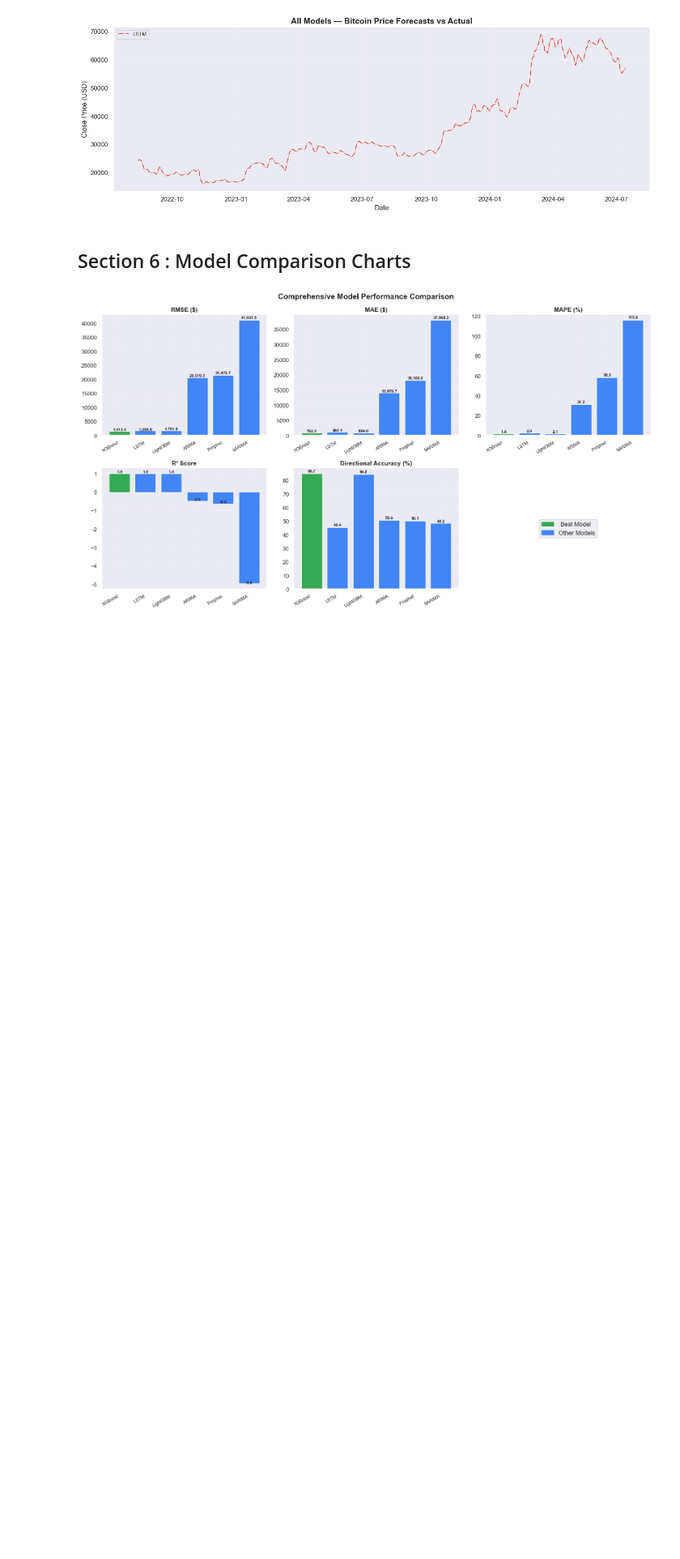
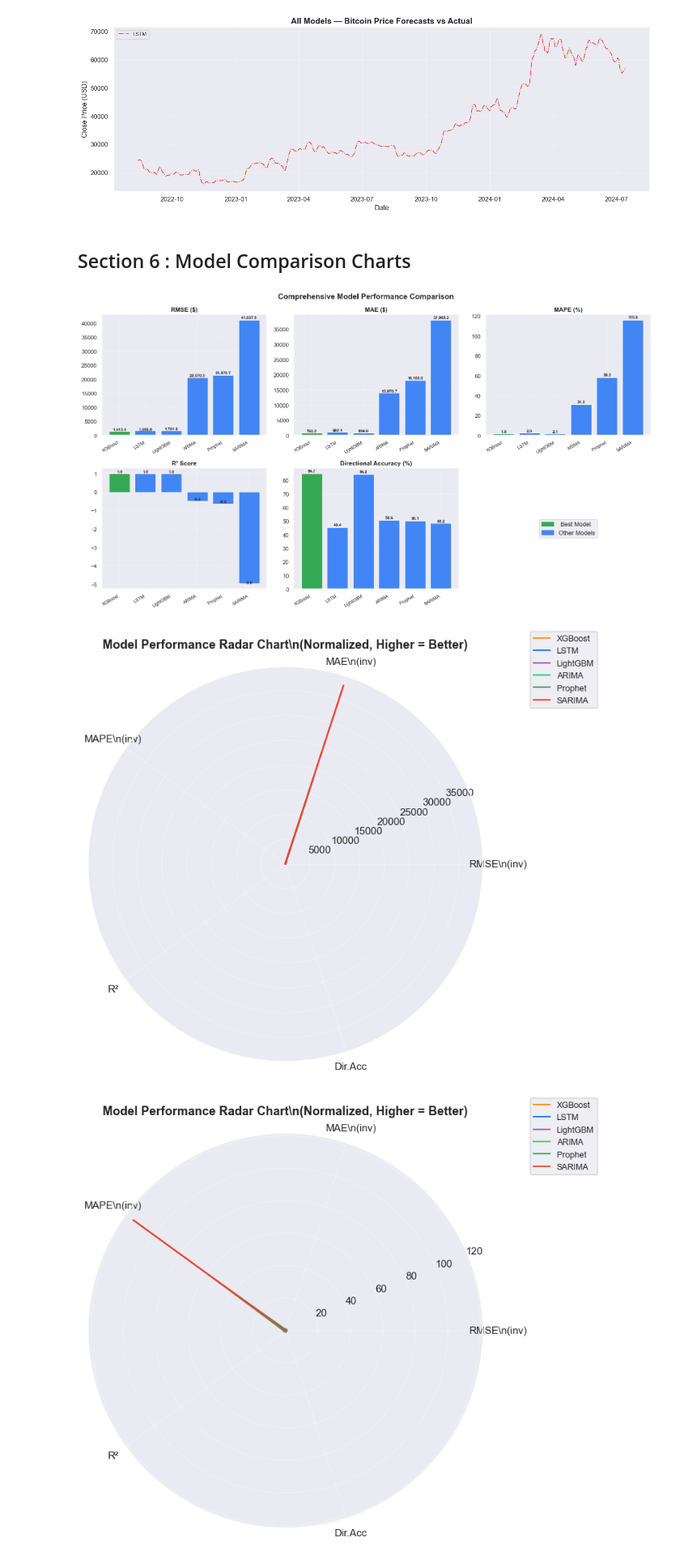
Before and after one commit to afeefanver/BitCoin-Prediction, a Jupyter notebook: Modek Evaluation.ipynb, the cells around one changed output. Shown at 81% size. Saved outputs shown, nothing was run; the diff lists cells and outputs as text; code cells hidden in the pictures; blank space fills up the shorter version.

```diff
--- a/Modek Evaluation.ipynb
+++ b/Modek Evaluation.ipynb
@@ -221,3 +221,38 @@ plt.savefig('nb3_08_model_comparison.png', dpi=150, bbox_inches='tight')
 plt.show()
 # %% [output]
 [figure]
+# %%
+# ── Radar Chart ──
+from matplotlib.patches import FancyArrowPatch
+import matplotlib.patches as mpatches
+
+# Normalize metrics (lower RMSE/MAE/MAPE is better → invert)
+radar_df = results_df[['RMSE','MAE','MAPE','R2','Dir_Acc']].copy()
+for col in ['RMSE','MAE','MAPE']:
+    radar_df[col] = 1 - (radar_df[col] - radar_df[col].min()) / (radar_df[col].max() - radar_df[col].min() + 1e-10)
+    for col in ['R2','Dir_Acc']:
+        radar_df[col] = (radar_df[col] - radar_df[col].min()) / (radar_df[col].max() - radar_df[col].min() + 1e-10)
+
+    labels   = ['RMSE\\n(inv)', 'MAE\\n(inv)', 'MAPE\\n(inv)', 'R²', 'Dir.Acc']
+    N        = len(labels)
+    angles   = np.linspace(0, 2*np.pi, N, endpoint=False).tolist()
+    angles  += angles[:1]
+
+    fig, ax = plt.subplots(figsize=(8, 8), subplot_kw=dict(polar=True))
+    colors  = ['#F7931A','#1A73E8','#9B59B6','#2ECC71','#34A853','#EA4335']
+
+    for (model, row), color in zip(radar_df.iterrows(), colors):
+        values = row.tolist() + [row.tolist()[0]]
+        ax.plot(angles, values, color=color, linewidth=1.5, label=model)
+        ax.fill(angles, values, color=color, alpha=0.05)
+
+    ax.set_xticks(angles[:-1])
+    ax.set_xticklabels(labels, size=11)
+    ax.set_title('Model Performance Radar Chart\\n(Normalized, Higher = Better)', fontsize=13, fontweight='bold', pad=20)
+    ax.legend(loc='upper right', bbox_to_anchor=(1.3, 1.1), fontsize=9)
+    plt.tight_layout()
+    plt.savefig('nb3_09_radar_chart.png', dpi=150, bbox_inches='tight')
+    plt.show()
+# %% [output]
+[figure, added]
+[figure, added]
```
Also changed, not shown: parts of 5 cells of this notebook.
